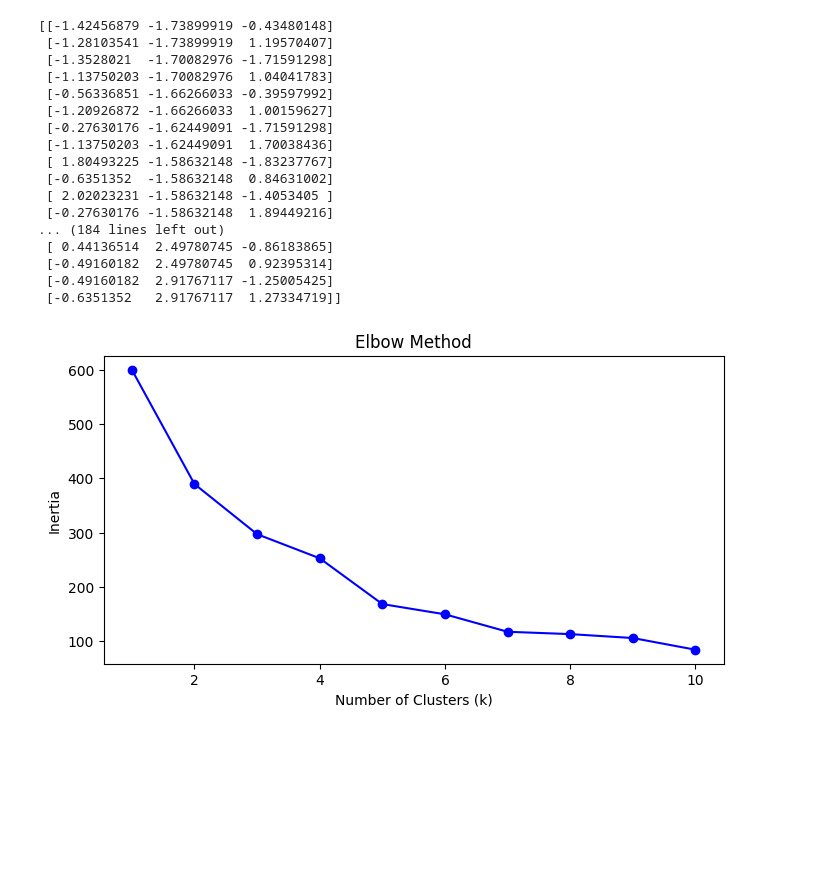
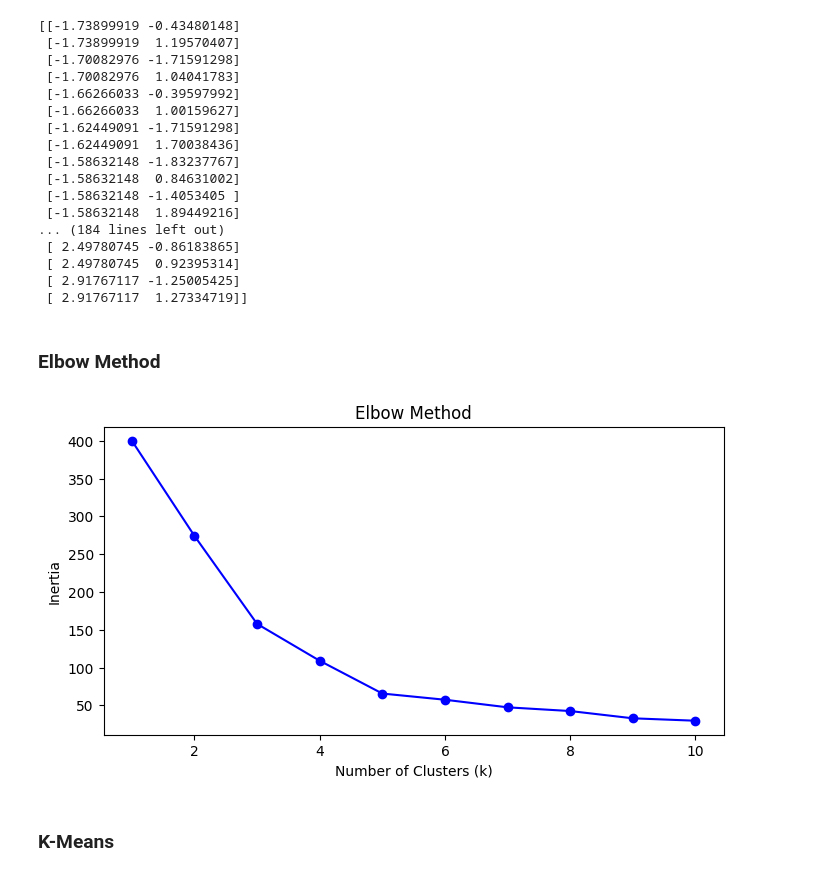
Before and after one commit to joaoguerios/Data-Science, a Jupyter notebook: k-means/first_exercise.ipynb, the cells around one changed output. Drawn from its saved outputs; the diff is of its cells as text; code cells hidden in the pictures; blank space fills up the shorter version.

Commit message:
K-means part 2

```diff
--- a/k-means/first_exercise.ipynb
+++ b/k-means/first_exercise.ipynb
@@ -8,44 +7,48 @@ from sklearn.preprocessing import StandardScaler #Scaling
 from sklearn.cluster import KMeans
 # %%
 df =pd.read_csv("Mall_Customers.csv")
-df = df.iloc[:,2:]
+df = df.iloc[:,3:]
 sc = StandardScaler()
 df = sc.fit_transform(df)
 print(df)
 # %% [output]
-[[-1.42456879 -1.73899919 -0.43480148]
- [-1.28103541 -1.73899919  1.19570407]
- [-1.3528021  -1.70082976 -1.71591298]
- [-1.13750203 -1.70082976  1.04041783]
- [-0.56336851 -1.66266033 -0.39597992]
- [-1.20926872 -1.66266033  1.00159627]
- [-0.27630176 -1.62449091 -1.71591298]
- [-1.13750203 -1.62449091  1.70038436]
- [ 1.80493225 -1.58632148 -1.83237767]
- [-0.6351352  -1.58632148  0.84631002]
- [ 2.02023231 -1.58632148 -1.4053405 ]
- [-0.27630176 -1.58632148  1.89449216]
+[[-1.73899919 -0.43480148]
+ [-1.73899919  1.19570407]
+ [-1.70082976 -1.71591298]
+ [-1.70082976  1.04041783]
+ [-1.66266033 -0.39597992]
+ [-1.66266033  1.00159627]
+ [-1.62449091 -1.71591298]
+ [-1.62449091  1.70038436]
+ [-1.58632148 -1.83237767]
+ [-1.58632148  0.84631002]
+ [-1.58632148 -1.4053405 ]
+ [-1.58632148  1.89449216]
 ... (184 lines left out)
- [ 0.44136514  2.49780745 -0.86183865]
- [-0.49160182  2.49780745  0.92395314]
- [-0.49160182  2.91767117 -1.25005425]
- [-0.6351352   2.91767117  1.27334719]]
+ [ 2.49780745 -0.86183865]
+ [ 2.49780745  0.92395314]
+ [ 2.91767117 -1.25005425]
+ [ 2.91767117  1.27334719]]
+# %% [markdown]
+<h3>Elbow Method</h3>
 # %%
 # List to store the inertia for each value of k
 inertia = []
 
 # Testing k values from 1 to 10
 for k in range(1, 11):
-    kmeans = KMeans(n_clusters=k, random_state=0)
+    kmeans = KMeans(n_clusters = k, random_state = 0, init = 'k-means++')
     kmeans.fit(df)
     inertia.append(kmeans.inertia_)
 
 # Plotting the Elbow Method
 plt.figure(figsize=(8, 4))
 plt.plot(range(1, 11), inertia, 'bo-')
 plt.title('Elbow Method')
 plt.xlabel('Number of Clusters (k)')
 plt.ylabel('Inertia')
 plt.show()
 # %% [output]
-[figure, old version]
+[figure, new version]
+# %% [markdown]
+<h3>K-Means</h3>
```
Also changed, not shown: parts of 4 cells of this notebook.
